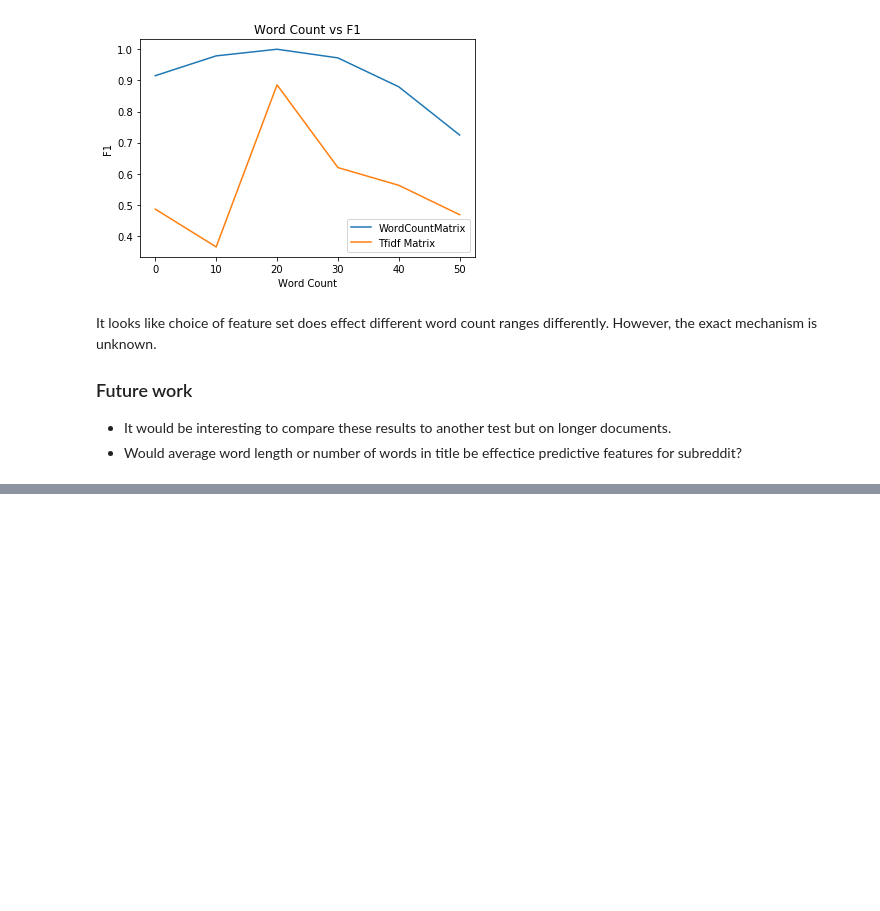
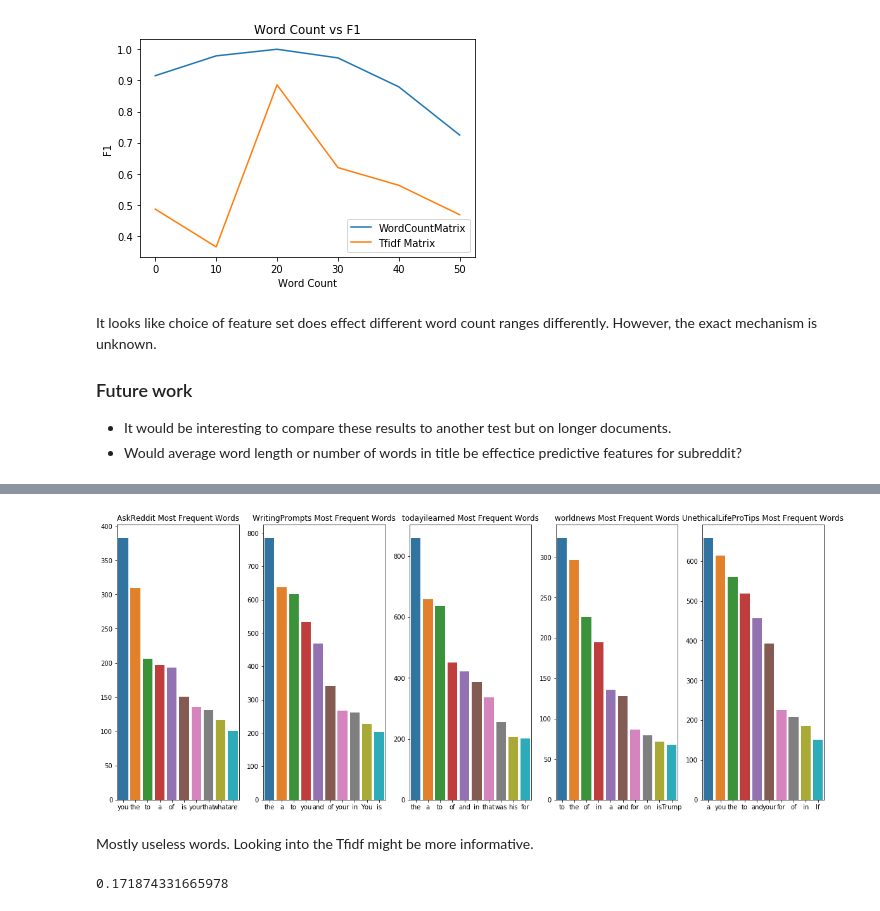
Before and after one commit to zionsteiner/NaiveBayesRedditTitleClassification, a Jupyter notebook: project5_zion.ipynb, the cells around one changed output, grey strips where cells are left out. Saved outputs shown, nothing was run; the diff lists cells and outputs as text; code cells hidden in the pictures; blank space fills up the shorter version.

```diff
--- a/project5_zion.ipynb
+++ b/project5_zion.ipynb
@@ -189,0 +192,38 @@ It looks like choice of feature set does effect different word count ranges diff
+# %%
+# Top ten words by sub
+from collections import defaultdict
+
+fig, axs = plt.subplots(1, 5, figsize=(20, 8))
+for i,ax in enumerate(axs):
+    data = df_title.loc[df_title['subreddit'] == subs[i]]
+
+    corpus = ''
+    for title in data['title']:
+        corpus += title
+
+    word_freq_dict = defaultdict(int)
+    for word in corpus.split():
+        word_freq_dict[word] += 1
+
+    x = []
+    y = []
+
+    for word, count in sorted(word_freq_dict.items(), key=lambda x: x[1], reverse=True):
+        x.append(word)
+        y.append(count)
+
+    sns.barplot(x=x[:10], y=y[:10], ax=axs[i]).set_title(f'{subs[i]} Most Frequent Words')
+
+plt.savefig('imgs/ind_word_count_bar.png')
+# %% [output]
+[figure, added]
+# %% [markdown]
+Mostly useless words. Looking into the Tfidf might be more informative.
+# %%
+from sklearn.feature_extraction.text import TfidfVectorizer
+
+tfidf = TfidfVectorizer()
+m = tfidf.fit_transform(df_title['title'])
+m.toarray()[0][6599]
+# %% [output]
+0.171874331665978
```
Also changed, not shown: parts of 3 cells of this notebook, 2 other files.
